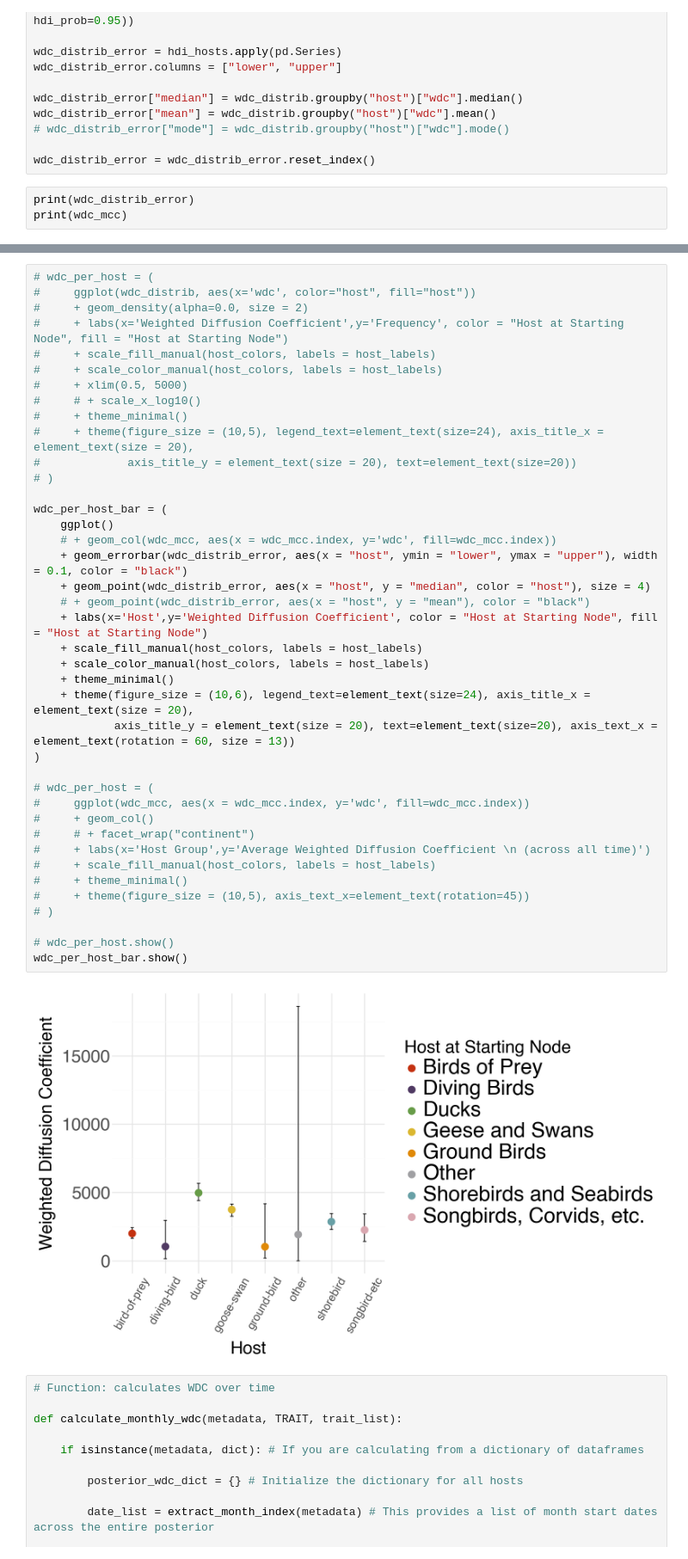
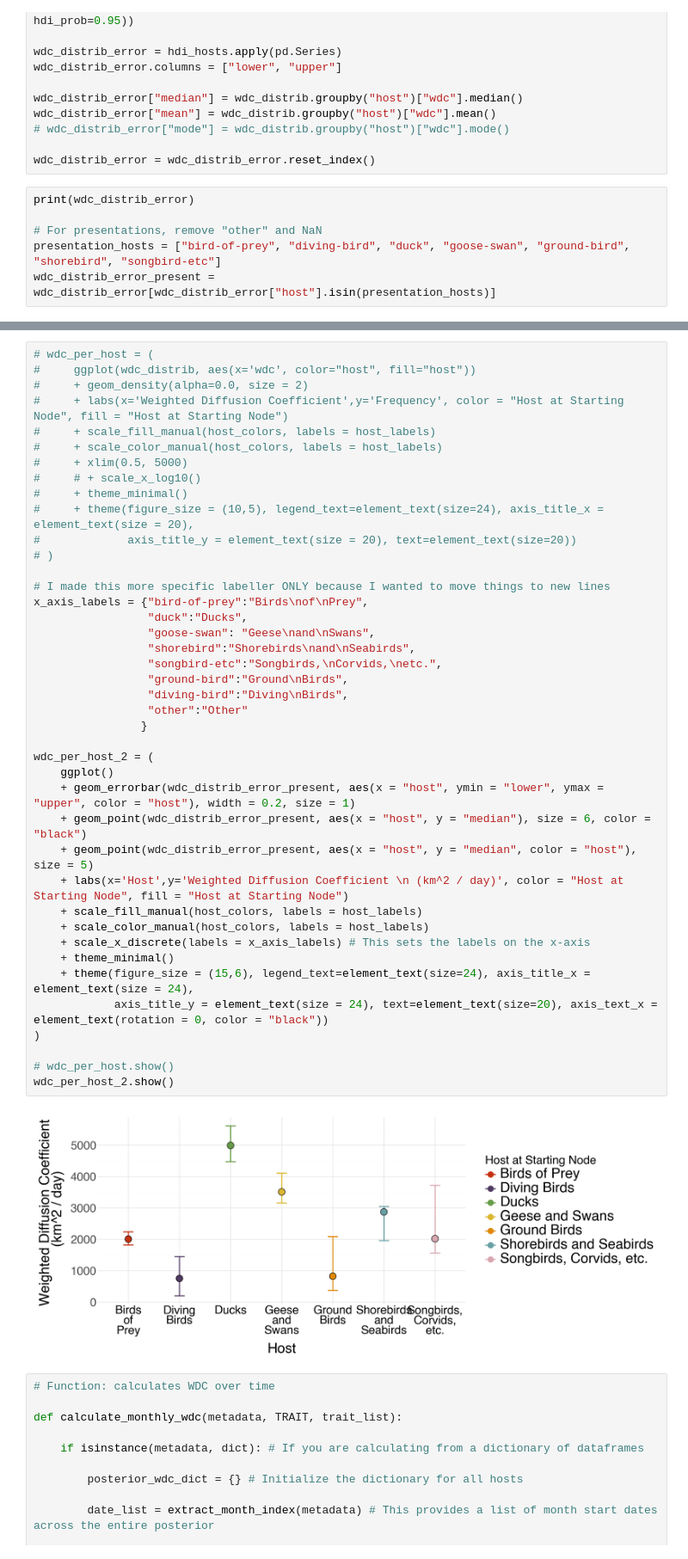
Before and after one commit to moncla-lab/H5-avian-ecology, a Jupyter notebook: cont_phyl_mcc_plotting.ipynb, the cells around one changed output, grey strips where cells are left out. Shown at 86% size. Cells and saved outputs as stored; diff of their text form.

Commit message:
adds modified plots

```diff
--- a/cont_phyl_mcc_plotting.ipynb
+++ b/cont_phyl_mcc_plotting.ipynb
@@ -782,6 +809,9 @@ wdc_distrib_error["mean"] = wdc_distrib.groupby("host")["wdc"].mean()
 wdc_distrib_error = wdc_distrib_error.reset_index()
 # %%
 print(wdc_distrib_error)
-print(wdc_mcc)
+
+# For presentations, remove "other" and NaN
+presentation_hosts = ["bird-of-prey", "diving-bird", "duck", "goose-swan", "ground-bird", "shorebird", "songbird-etc"]
+wdc_distrib_error_present = wdc_distrib_error[wdc_distrib_error["host"].isin(presentation_hosts)]
 # %% [output]
            host        lower         upper       median         mean
@@ -805,45 +826,46 @@ ground-bird    349.767537
 # %%
 # wdc_per_host = (
 #     ggplot(wdc_distrib, aes(x='wdc', color="host", fill="host"))
 #     + geom_density(alpha=0.0, size = 2)
 #     + labs(x='Weighted Diffusion Coefficient',y='Frequency', color = "Host at Starting Node", fill = "Host at Starting Node")
 #     + scale_fill_manual(host_colors, labels = host_labels)
 #     + scale_color_manual(host_colors, labels = host_labels)
 #     + xlim(0.5, 5000)
 #     # + scale_x_log10()
 #     + theme_minimal()
 #     + theme(figure_size = (10,5), legend_text=element_text(size=24), axis_title_x = element_text(size = 20),
 #             axis_title_y = element_text(size = 20), text=element_text(size=20))
 # )
 
-wdc_per_host_bar = (
+# I made this more specific labeller ONLY because I wanted to move things to new lines
+x_axis_labels = {"bird-of-prey":"Birds\nof\nPrey",
+                 "duck":"Ducks",
+                 "goose-swan": "Geese\nand\nSwans",
+                 "shorebird":"Shorebirds\nand\nSeabirds",
+                 "songbird-etc":"Songbirds,\nCorvids,\netc.",
+                 "ground-bird":"Ground\nBirds",
+                 "diving-bird":"Diving\nBirds",
+                 "other":"Other"
+                }
+
+wdc_per_host_2 = (
     ggplot()
-    # + geom_col(wdc_mcc, aes(x = wdc_mcc.index, y='wdc', fill=wdc_mcc.index))
-    + geom_errorbar(wdc_distrib_error, aes(x = "host", ymin = "lower", ymax = "upper"), width = 0.1, color = "black")
-    + geom_point(wdc_distrib_error, aes(x = "host", y = "median", color = "host"), size = 4)
-    # + geom_point(wdc_distrib_error, aes(x = "host", y = "mean"), color = "black")
-    + labs(x='Host',y='Weighted Diffusion Coefficient', color = "Host at Starting Node", fill = "Host at Starting Node")
+    + geom_errorbar(wdc_distrib_error_present, aes(x = "host", ymin = "lower", ymax = "upper", color = "host"), width = 0.2, size = 1)
+    + geom_point(wdc_distrib_error_present, aes(x = "host", y = "median"), size = 6, color = "black")
+    + geom_point(wdc_distrib_error_present, aes(x = "host", y = "median", color = "host"), size = 5)
+    + labs(x='Host',y='Weighted Diffusion Coefficient \n (km^2 / day)', color = "Host at Starting Node", fill = "Host at Starting Node")
     + scale_fill_manual(host_colors, labels = host_labels)
     + scale_color_manual(host_colors, labels = host_labels)
+    + scale_x_discrete(labels = x_axis_labels) # This sets the labels on the x-axis
     + theme_minimal()
-    + theme(figure_size = (10,6), legend_text=element_text(size=24), axis_title_x = element_text(size = 20),
-            axis_title_y = element_text(size = 20), text=element_text(size=20), axis_text_x = element_text(rotation = 60, size = 13))
+    + theme(figure_size = (15,6), legend_text=element_text(size=24), axis_title_x = element_text(size = 24),
+            axis_title_y = element_text(size = 24), text=element_text(size=20), axis_text_x = element_text(rotation = 0, color = "black"))
 )
 
-# wdc_per_host = (
-#     ggplot(wdc_mcc, aes(x = wdc_mcc.index, y='wdc', fill=wdc_mcc.index))
-#     + geom_col()
-#     # + facet_wrap("continent")
-#     + labs(x='Host Group',y='Average Weighted Diffusion Coefficient \n (across all time)')
-#     + scale_fill_manual(host_colors, labels = host_labels)
-#     + theme_minimal()
-#     + theme(figure_size = (10,5), axis_text_x=element_text(rotation=45))
-# )
-
 # wdc_per_host.show()
-wdc_per_host_bar.show()
+wdc_per_host_2.show()
 # %% [output]
-[figure, old version]
+[figure, new version]
 # %%
 # Function: calculates WDC over time
 
```
Also changed, not shown: parts of 13 cells of this notebook, 13 other files.
